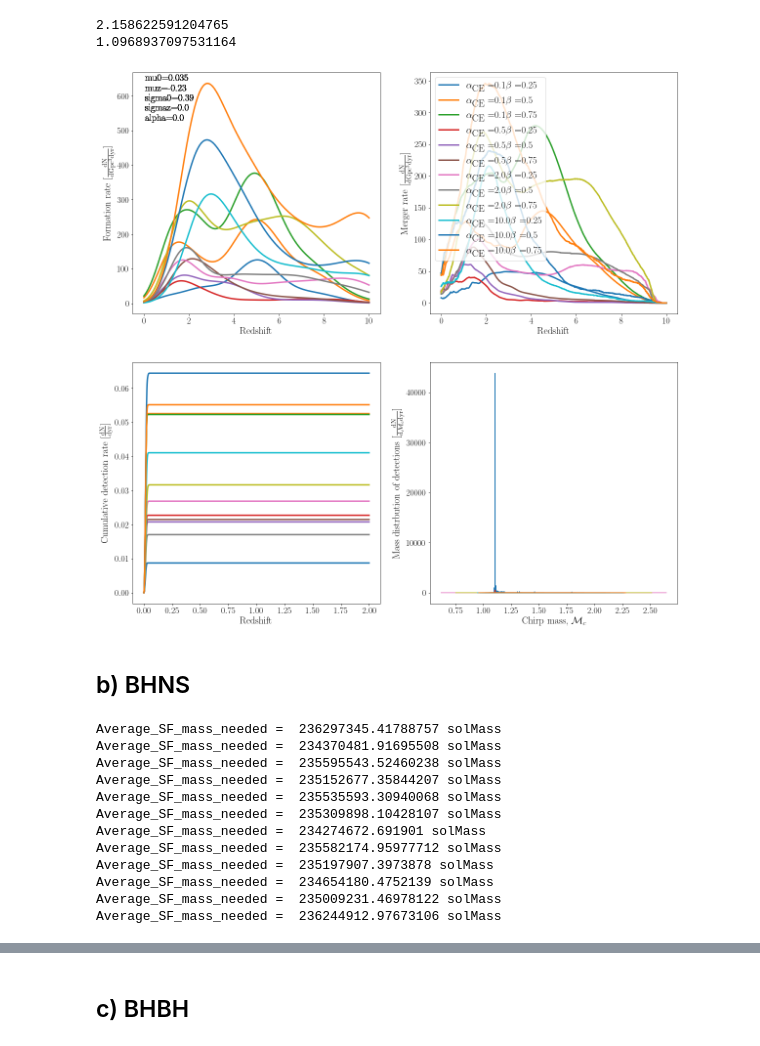
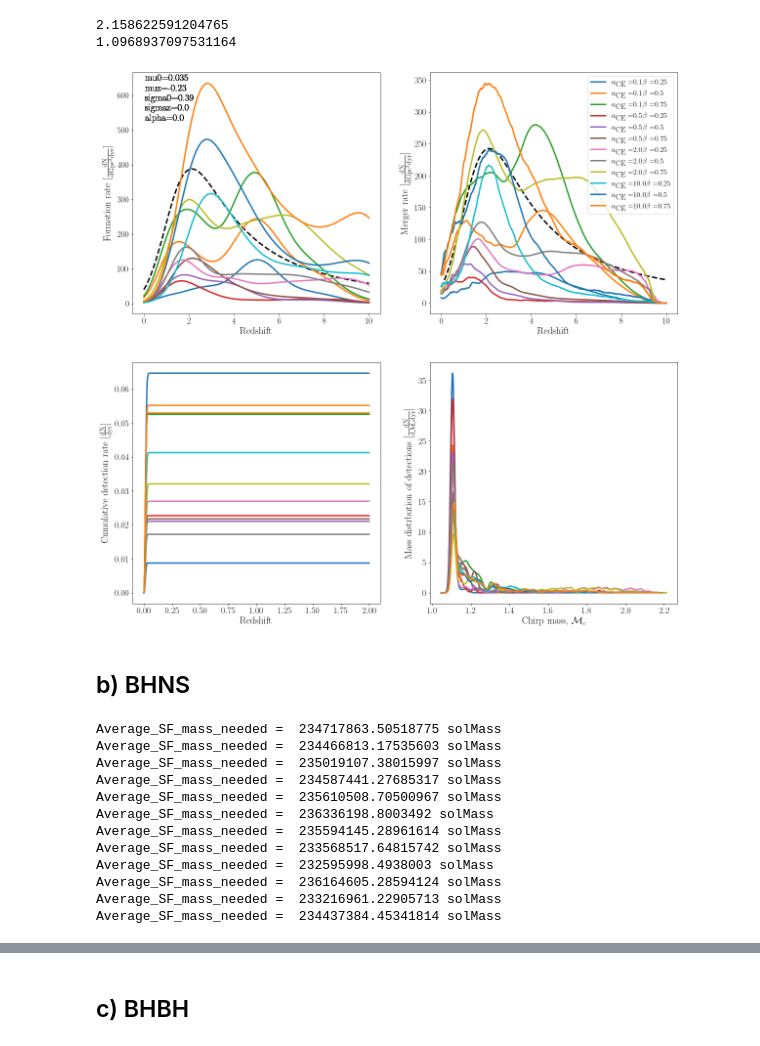
Before and after one commit to Adam-Boesky/Exploring_Parameter_Space, a Jupyter notebook: Data_Analysis/alpha_CE_beta.ipynb, the cells around one changed output, grey strips where cells are left out. Saved outputs shown, nothing was run; the diff lists cells and outputs as text; code cells hidden in the pictures.

```diff
--- a/Data_Analysis/alpha_CE_beta.ipynb
+++ b/Data_Analysis/alpha_CE_beta.ipynb
@@ -23,6 +23,7 @@ compasRootDir   = '/Users/adamboesky/Research/PRISE/COMPAS'
 
 # Import COMPAS specific scripts
 sys.path.append(compasRootDir + '/utils/CosmicIntegration/')
+sys.path.append(os.getcwd() + '/Scripts')
 import ClassCOMPAS, ClassMSSFR, ClassCosmicIntegrator
 import FastCosmicIntegration as FCI
 import selection_effects
@@ -34,6 +35,7 @@ import selection_effects
 matplotlib.rc('font', **{'family': 'sans-serif'})
 matplotlib.rc('text', usetex=True)
 matplotlib.rcParams['text.latex.preamble'] = [r'\boldmath']
+plt.rc('font', family='serif')
 # %% [markdown]
 # 1. Create Compas data objects
 ##  a) Condense the each of the batch's outputs into one h5 file
@@ -153,11 +155,13 @@ ClassCOMPAS: Remember to self.setCOMPASDCOmask()
                     then self.setCOMPASData()
           and optionally self.setGridAndMassEvolved() if using a metallicity grid
 # %%
+counter = 1
 for alpha, beta_dict in data.items():
     for beta, compas_data in beta_dict.items():
-        print(compas_data)
         compas_data.Mlower = 5
         compas_data.Mupper = 150
-        compas_data.binaryFraction =0.7
+        compas_data.binaryFraction = 1.0
+        compas_data.setGridAndMassEvolved()
 
-        compas_data.setGridAndMassEvolved()
+        counter+=1
+    print('Finished ', counter, 'set of beta values')
@@ -364,6 +433,16 @@ plt.rc('font', family='serif')
 fs = 20
 lw = 3
 fig, axes = plt.subplots(2, 2, figsize=(20, 20))
+
+# Calculate and scare the SFR to plot on the formation and merger rate plots
+sfr_redshifts = np.linspace(0, 10, num=100)
+sfr = FCI.find_sfr(sfr_redshifts, a = aSF, b = bSF, c = cSF, d = dSF)
+formation_rate_sfr = 4 * sfr * 10**(-6)
+merger_rate_sfr =  2.5 * sfr * 10**(-6)
+
+# Plot SFRs
+axes[0,0].plot(sfr_redshifts, formation_rate_sfr, color='black', lw=lw, linestyle='dashed')
+axes[0,1].plot(sfr_redshifts, merger_rate_sfr, color='black', lw=lw, linestyle='dashed')
 
 for alpha_val in alpha_vals:
         for beta_val in beta_vals:
@@ -371,37 +450,37 @@ for alpha_val in alpha_vals:
                 axes[0,0].plot(bns_redshifts[alpha_val][beta_val], bns_total_formation_rates[alpha_val][beta_val], lw=lw)
                 axes[0,0].set_xlabel('Redshift', fontsize=fs)
                 axes[0,0].set_ylabel(r'Formation rate $[\rm \frac{\mathrm{d}N}{\mathrm{d}Gpc^3 \mathrm{d}yr}]$', fontsize=fs)
 
                 axes[0,1].plot(bns_redshifts[alpha_val][beta_val], bns_total_merger_rates[alpha_val][beta_val], lw=lw, label=r'$\alpha_{\textrm{CE}} = $' + alpha_val + r'$\beta = $' + beta_val)
                 axes[0,1].set_xlabel('Redshift', fontsize=fs)
                 axes[0,1].set_ylabel(r'Merger rate $[\rm \frac{\mathrm{d}N}{\mathrm{d}Gpc^3 \mathrm{d}yr}]$', fontsize=fs)
-                axes[0,1].legend(loc='upper left', prop={'size': 20})
+                axes[0,1].legend(loc='upper right', prop={'size': 15})
 
                 axes[1,0].plot(bns_redshifts[alpha_val][beta_val][:len(bns_cumulative_detection_rates[alpha_val][beta_val])], bns_cumulative_detection_rates[alpha_val][beta_val], lw=lw)
                 axes[1,0].set_xlabel('Redshift', fontsize=fs)
                 axes[1,0].set_ylabel(r'Cumulative detection rate $[\rm \frac{\mathrm{d}N}{\mathrm{d}yr}]$', fontsize=fs)
 
-                bns_axis, bns_mass_kde = FFTKDE(bw='silverman').fit(bns_chirp_masses[alpha_val][beta_val]).evaluate()
+                bns_axis, bns_mass_kde = FFTKDE(bw=0.01).fit(bns_chirp_masses[alpha_val][beta_val]).evaluate()
                 # axes[1,1].hist(chirp_masses[val], weights=detection_rates_by_binary[val], bins=25, range=(min(chirp_masses[val]) - 1, max(chirp_masses[val]) + 1))
-                axes[1,1].plot(bns_axis, bns_mass_kde)
+                axes[1,1].plot(bns_axis, bns_mass_kde, lw=lw)
                 # axes[1,1].set_xlim([1.09, 1.16])
                 axes[1,1].set_xlabel(r'Chirp mass, $\mathcal{M}_c$', fontsize=fs)
                 axes[1,1].set_ylabel(r'Mass distrbution of detections $[\rm \frac{\mathrm{d}N}{\mathrm{d}\mathcal{M}_c \mathrm{d}yr}]$', fontsize=fs)
 
                 #########################
                 # Plotvalues
 
                 # Add text upper left corner
                 axes[0,0].text(0.05,0.8,
                         "mu0={} \nmuz={} \nsigma0={} \nsigmaz={} \nalpha={}".format(mu0,muz,sigma0,sigmaz,alpha),
                         transform=axes[0,0].transAxes, size = fs)
 
                 for ax in axes.flatten():
                         ax.tick_params(labelsize=0.9*fs)
                 # Save and show :)
                 # plt.savefig(imageDir + "RateInfoHist_mu0{}_muz{}_alpha{}_sigma0{}_sigmaz{}.png".format(mu0, muz, alpha, sigma0, sigmaz), bbox_inches='tight')
 # %% [output]
-[figure, old version]
+[figure, new version]
 # %% [markdown]
 ## b) BHNS
 # %%
@@ -438,18 +517,18 @@ for alpha_index, alpha_ce in enumerate(alpha_vals):
             eta_max=eta_max, eta_step=eta_step,
             snr_max=snr_max, snr_step=snr_step)
 # %% [output]
-Average_SF_mass_needed =  236297345.41788757 solMass
-Average_SF_mass_needed =  234370481.91695508 solMass
-Average_SF_mass_needed =  235595543.52460238 solMass
-Average_SF_mass_needed =  235152677.35844207 solMass
-Average_SF_mass_needed =  235535593.30940068 solMass
-Average_SF_mass_needed =  235309898.10428107 solMass
-Average_SF_mass_needed =  234274672.691901 solMass
-Average_SF_mass_needed =  235582174.95977712 solMass
-Average_SF_mass_needed =  235197907.3973878 solMass
-Average_SF_mass_needed =  234654180.4752139 solMass
-Average_SF_mass_needed =  235009231.46978122 solMass
-Average_SF_mass_needed =  236244912.97673106 solMass
+Average_SF_mass_needed =  234717863.50518775 solMass
+Average_SF_mass_needed =  234466813.17535603 solMass
+Average_SF_mass_needed =  235019107.38015997 solMass
+Average_SF_mass_needed =  234587441.27685317 solMass
+Average_SF_mass_needed =  235610508.70500967 solMass
+Average_SF_mass_needed =  236336198.8003492 solMass
+Average_SF_mass_needed =  235594145.28961614 solMass
+Average_SF_mass_needed =  233568517.64815742 solMass
+Average_SF_mass_needed =  232595998.4938003 solMass
+Average_SF_mass_needed =  236164605.28594124 solMass
+Average_SF_mass_needed =  233216961.22905713 solMass
+Average_SF_mass_needed =  234437384.45341814 solMass
 # %%
 bns_total_formation_rates = {}
 bns_total_merger_rates = {}
```
Also changed, not shown: parts of 20 cells of this notebook, 3 other files.
